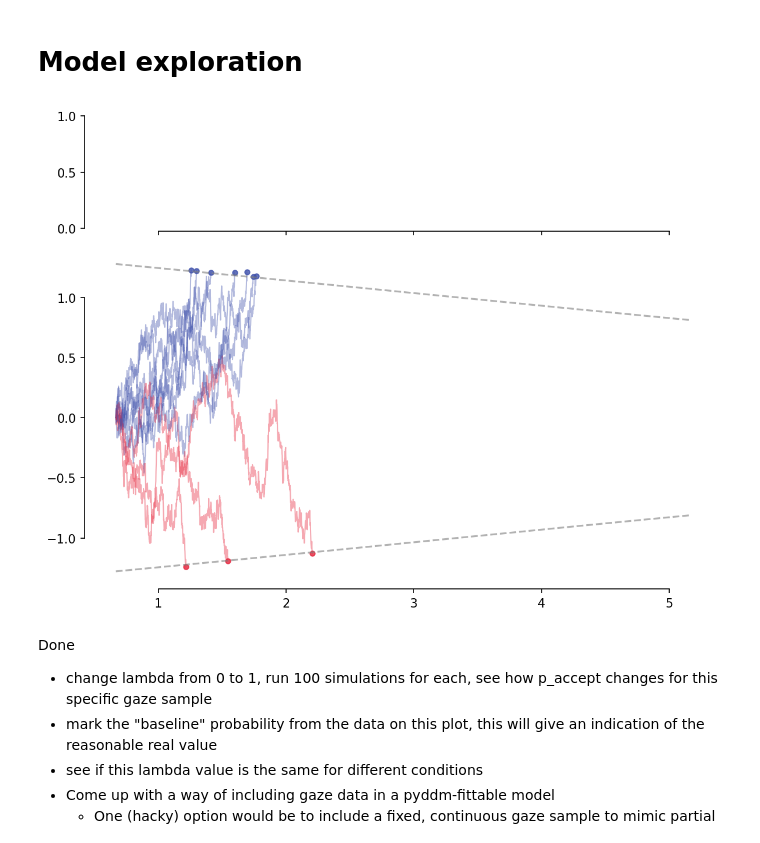
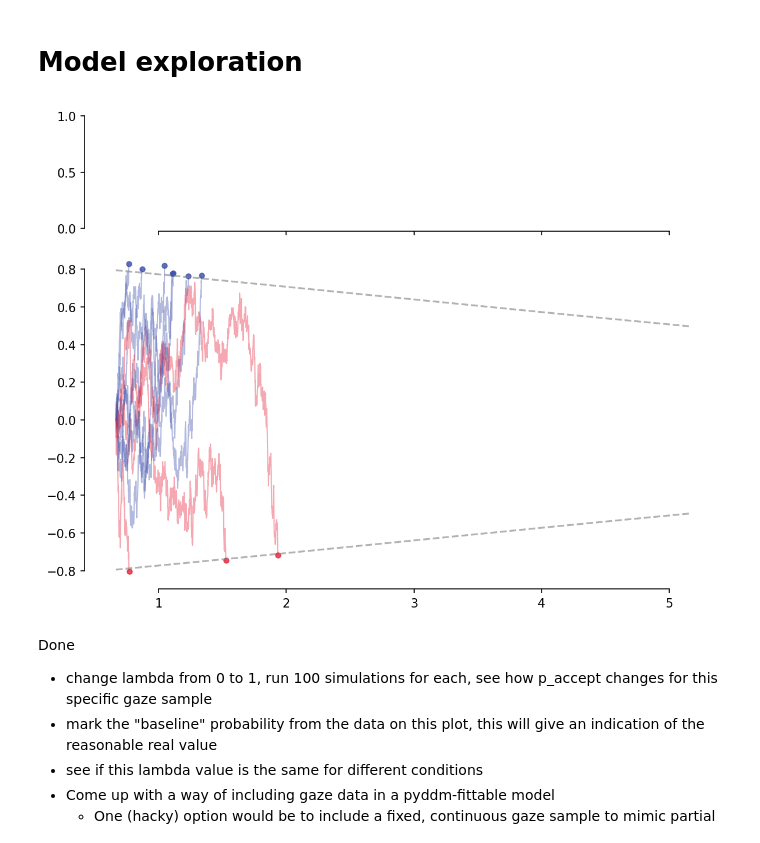
Before and after one commit to cherepaha/merging_eye_tracking, a Jupyter notebook: 01_exploratory_analysis.ipynb, the cells around one changed output. Drawn from its saved outputs; the diff is of its cells as text; code cells hidden in the pictures.

Commit message:
Model analyses added

```diff
--- a/01_exploratory_analysis.ipynb
+++ b/01_exploratory_analysis.ipynb
@@ -339,0 +377,8 @@ See the caveats in the documentation: https://pandas.pydata.org/pandas-docs/stab
+# %%
+sns.catplot(data=log_reg_coeffs.reset_index(), x="tta_or_condition", y="b", s=10)
+ax=plt.gca()
+ax.set_xlabel("on-ramp time", fontsize=16)
+ax.set_ylabel("logistic regression coeff, b", fontsize=16)
+ax.fill_between(x=np.linspace(-0.5, 1.5, 3), y1=-1.55, y2=1.55, color="grey", alpha=0.1)
+ax.set_ylim((-3, 3))
+plt.savefig("output/b_vs_onramp_time.png")
@@ -433,17 +480,17 @@ def get_gaze_sample(simulation_params):
 def get_decision(trial):
     return 1 if trial[-1]>0 else 0
 # %%
-model_params = pd.read_csv("model_fit_results/left_turn_model/subj_all_robust_bic.csv")
+model_params = pd.read_csv("model_fit_results/left_turn_model/subj_all_parameters_fitted.csv")
 all_subj_params = model_params[model_params.subj_id=="all"].to_dict("records")[0]
 all_subj_params["lambda"] = 0.9
 simulation_params = {"dt": 0.001, "duration": 4.5}
 
 # time_grid = np.arange(0, simulation_params["duration"], simulation_params["dt"])
 condition = {"tta": 6, "d": 20, "tta_or": 6}
 
 plot_model_traces(condition, all_subj_params, simulation_params, get_gaze_sample(simulation_params), generate_new=True, n=10)
 # %% [output]
-[figure, old version]
+[figure, new version]
 # %% [markdown]
 Done
 - change lambda from 0 to 1, run 100 simulations for each, see how p_accept changes for this specific gaze sample
```
Also changed, not shown: parts of 14 cells of this notebook, 14 other files.
